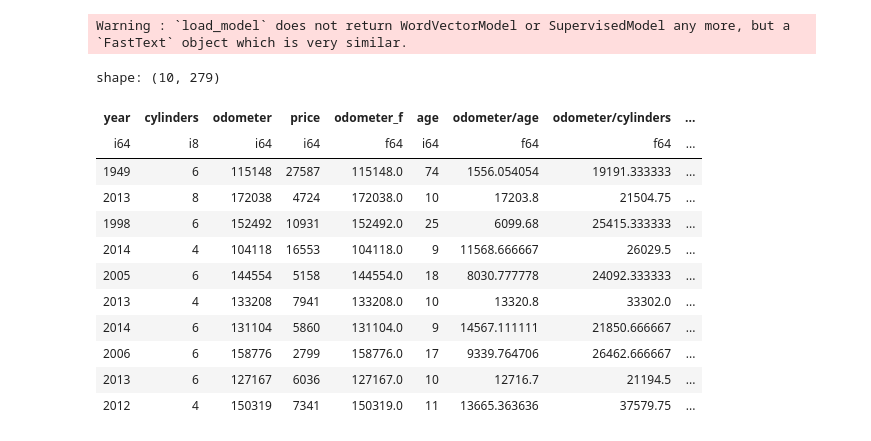
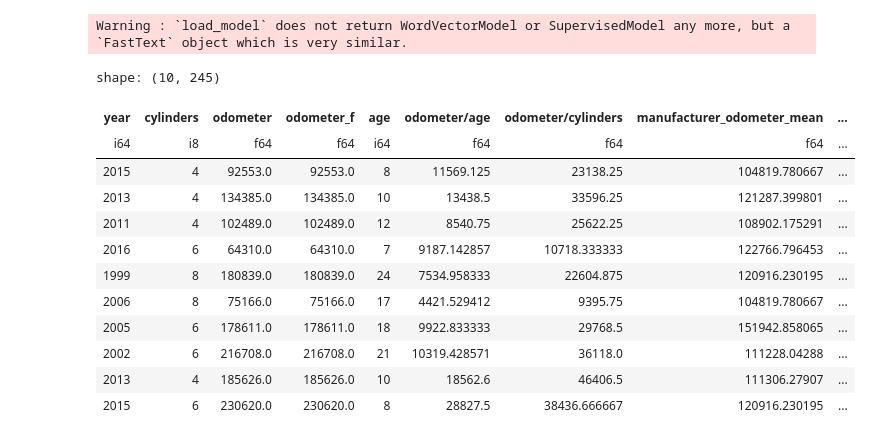
Before and after one commit to tkser/signate_scup2023, a Jupyter notebook: work/model.ipynb, the cells around one changed output. Drawn from its saved outputs; the diff is of its cells as text; code cells hidden in the pictures.

```diff
--- a/work/model.ipynb
+++ b/work/model.ipynb
@@ -38,21 +38,21 @@ predictions = pl.concat([train["price"].to_frame(), pl.DataFrame([None] * test.h
 # %% [output]
 Warning : `load_model` does not return WordVectorModel or SupervisedModel any more, but a `FastText` object which is very similar.
 # %%
-selecter.get_dataframe("lgbm")[0].head(10)
+selecter.get_dataframe("lgbm")[1].head(10)
 # %% [output]
-shape: (10, 279)
+shape: (10, 245)
-| year | cylinders | odometer | price | odometer_f | age | odometer/age | odometer/cylinders | ... |
-| i64 | i8 | i64 | i64 | f64 | i64 | f64 | f64 | ... |
-| 1949 | 6 | 115148 | 27587 | 115148.0 | 74 | 1556.054054 | 19191.333333 | ... |
-| 2013 | 8 | 172038 | 4724 | 172038.0 | 10 | 17203.8 | 21504.75 | ... |
-| 1998 | 6 | 152492 | 10931 | 152492.0 | 25 | 6099.68 | 25415.333333 | ... |
-| 2014 | 4 | 104118 | 16553 | 104118.0 | 9 | 11568.666667 | 26029.5 | ... |
-| 2005 | 6 | 144554 | 5158 | 144554.0 | 18 | 8030.777778 | 24092.333333 | ... |
-| 2013 | 4 | 133208 | 7941 | 133208.0 | 10 | 13320.8 | 33302.0 | ... |
-| 2014 | 6 | 131104 | 5860 | 131104.0 | 9 | 14567.111111 | 21850.666667 | ... |
-| 2006 | 6 | 158776 | 2799 | 158776.0 | 17 | 9339.764706 | 26462.666667 | ... |
-| 2013 | 6 | 127167 | 6036 | 127167.0 | 10 | 12716.7 | 21194.5 | ... |
-| 2012 | 4 | 150319 | 7341 | 150319.0 | 11 | 13665.363636 | 37579.75 | ... |
+| year | cylinders | odometer | odometer_f | age | odometer/age | odometer/cylinders | manufacturer_odometer_mean | ... |
+| i64 | i8 | f64 | f64 | i64 | f64 | f64 | f64 | ... |
+| 2015 | 4 | 92553.0 | 92553.0 | 8 | 11569.125 | 23138.25 | 104819.780667 | ... |
+| 2013 | 4 | 134385.0 | 134385.0 | 10 | 13438.5 | 33596.25 | 121287.399801 | ... |
+| 2011 | 4 | 102489.0 | 102489.0 | 12 | 8540.75 | 25622.25 | 108902.175291 | ... |
+| 2016 | 6 | 64310.0 | 64310.0 | 7 | 9187.142857 | 10718.333333 | 122766.796453 | ... |
+| 1999 | 8 | 180839.0 | 180839.0 | 24 | 7534.958333 | 22604.875 | 120916.230195 | ... |
+| 2006 | 8 | 75166.0 | 75166.0 | 17 | 4421.529412 | 9395.75 | 104819.780667 | ... |
+| 2005 | 6 | 178611.0 | 178611.0 | 18 | 9922.833333 | 29768.5 | 151942.858065 | ... |
+| 2002 | 6 | 216708.0 | 216708.0 | 21 | 10319.428571 | 36118.0 | 111228.04288 | ... |
+| 2013 | 4 | 185626.0 | 185626.0 | 10 | 18562.6 | 46406.5 | 111306.27907 | ... |
+| 2015 | 6 | 230620.0 | 230620.0 | 8 | 28827.5 | 38436.666667 | 120916.230195 | ... |
 # %%
 predictions = pl.concat([train["price"].to_frame(), pl.DataFrame([None] * test.height, schema={"price": pl.Int64})])
 # %%
```
Also changed, not shown: parts of 3 cells of this notebook, 1 other file.
